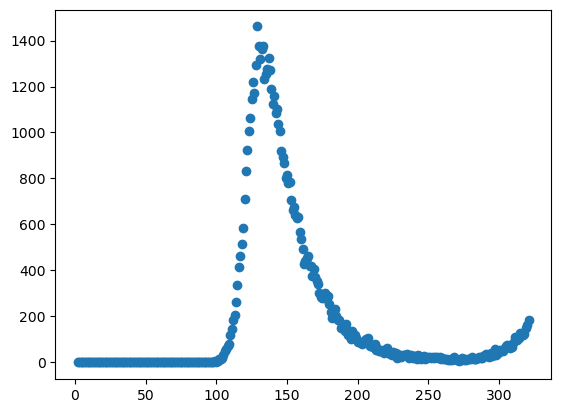
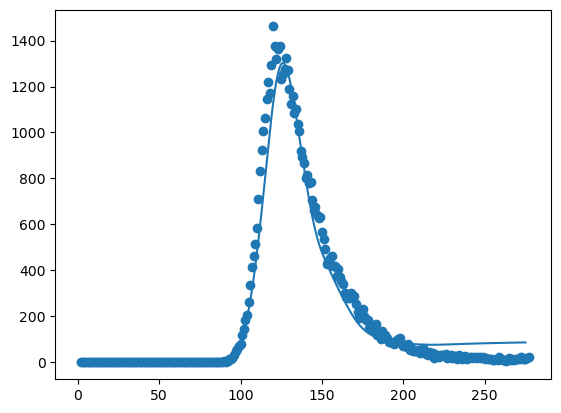
The change to this notebook cell's code, shown as a diff; its figure went from the first image to the second:
--- before
+++ after
@@ -1,15 +1,15 @@
 import pandas as pd
-df = pandas.read_excel("daticoviddi.ods")
+df = pd.read_excel("daticoviddi.ods")
 
 print(df.columns.tolist())
 
-X = df.iloc[:320,0].to_numpy()
-Y = df.iloc[:320,1].to_numpy()
+X = df.iloc[:GIORNO_DA_STUDIARE,0].to_numpy()
+Y = df.iloc[:GIORNO_DA_STUDIARE,1].to_numpy()
 
 plt.scatter(X,Y)
+plt.plot(morti_scalati)
+plt.show()
 print(X,Y)
 
-# TODO : Vedere perchè il nostro impenna troppo prima :( 
-# TODO : Trovare V :\ # Trovare la felicità
 # TODO : Trovare una ragazza (facoltativo) 
 

Commit: ppppp